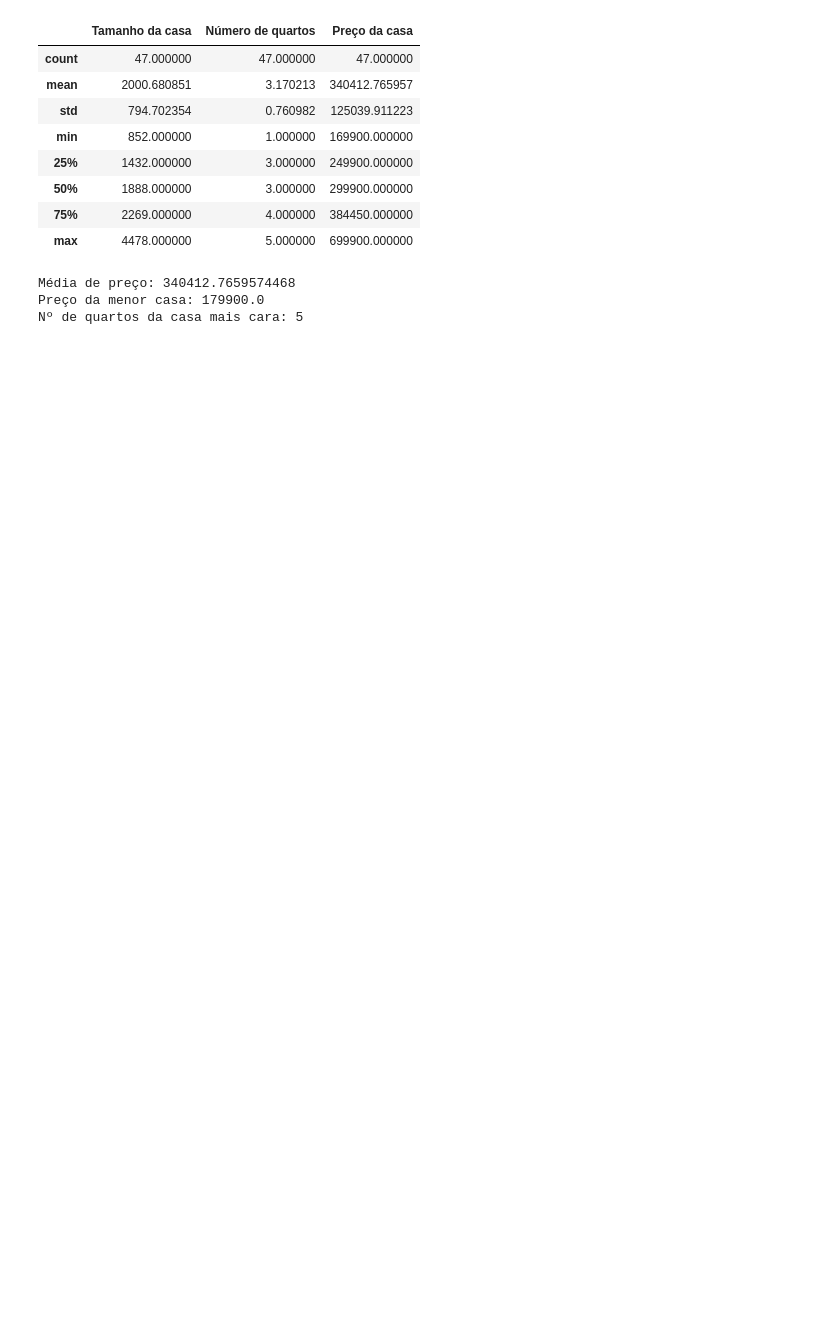
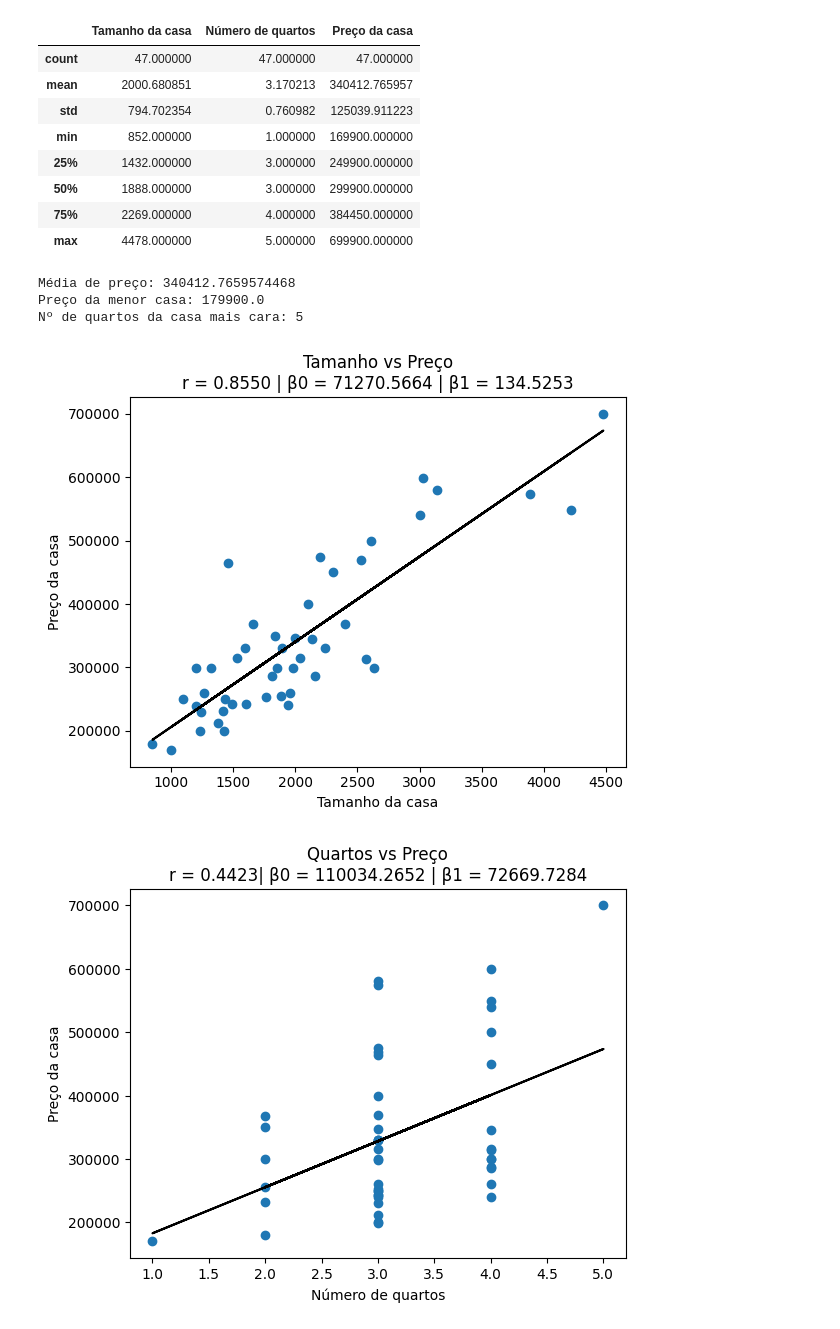
Before and after one commit to Marlon-Sbardelatti/machine-learning, a Jupyter notebook: trabalho-01/rmdemo.ipynb, the cells around one changed output. Drawn from its saved outputs; the diff is of its cells as text; code cells hidden in the pictures; blank space fills up the shorter version.

```diff
--- a/trabalho-01/rmdemo.ipynb
+++ b/trabalho-01/rmdemo.ipynb
@@ -44,3 +44,42 @@ print('Nº de quartos da casa mais cara:', most_expensive_house_rooms)
 Média de preço: 340412.7659574468
 Preço da menor casa: 179900.0
 Nº de quartos da casa mais cara: 5
+# %%
+x = data[[Column.HOUSE_SIZE.value,Column.ROOMS.value]] # c)
+
+y = data[Column.HOUSE_PRICE.value]
+# %%
+import matplotlib.pyplot as plt
+import numpy as np
+
+
+x_size = x[Column.HOUSE_SIZE.value] # d)
+r_size_price = x_size.corr(y)
+
+b1_size, b0_size = np.polyfit(x_size, y, 1)
+predict = np.poly1d([b1_size, b0_size])
+
+plt.scatter(x_size, y)
+plt.plot(x_size, predict(x_size), color='black')
+
+plt.xlabel(Column.HOUSE_SIZE.value)
+plt.ylabel(Column.HOUSE_PRICE.value)
+plt.title(f'Tamanho vs Preço\nr = {r_size_price:.4f} | β0 = {b0_size:.4f} | β1 = {b1_size:.4f}')
+plt.show()
+
+x_rooms = x[Column.ROOMS.value]
+r_rooms_price = x_rooms.corr(y)
+
+b1_rooms, b0_rooms = np.polyfit(x_rooms, y, 1)
+poly = np.poly1d([b1_rooms, b0_rooms])
+
+plt.scatter(x_rooms, y)
+plt.plot(x_rooms, poly(x_rooms), color='black')
+
+plt.xlabel(Column.ROOMS.value)
+plt.ylabel(Column.HOUSE_PRICE.value)
+plt.title(f'Quartos vs Preço\nr = {r_rooms_price:.4f}| β0 = {b0_rooms:.4f} | β1 = {b1_rooms:.4f}')
+plt.show()
+# %% [output]
+[figure, added]
+[figure, added]
```
Also changed, not shown: parts of 3 cells of this notebook.
